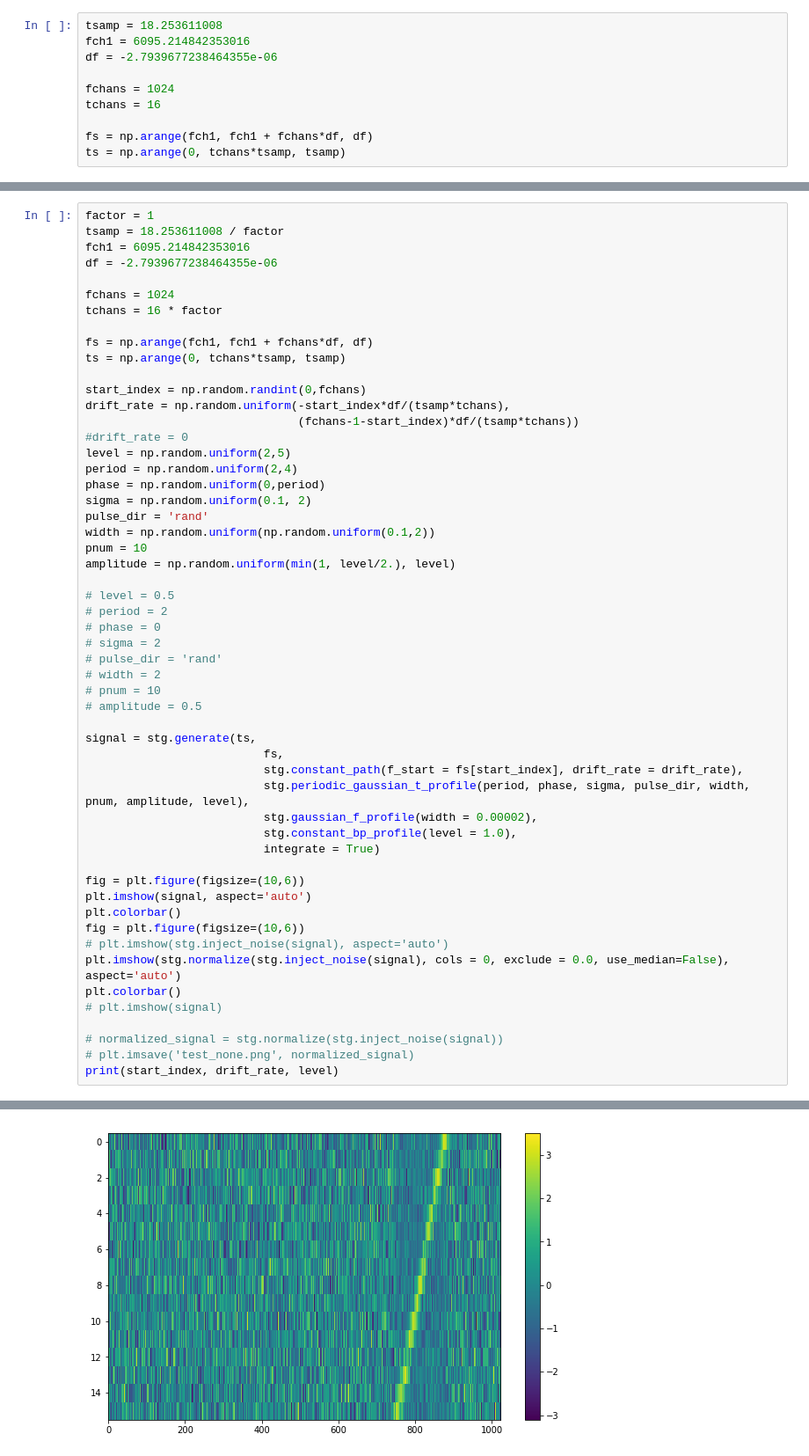
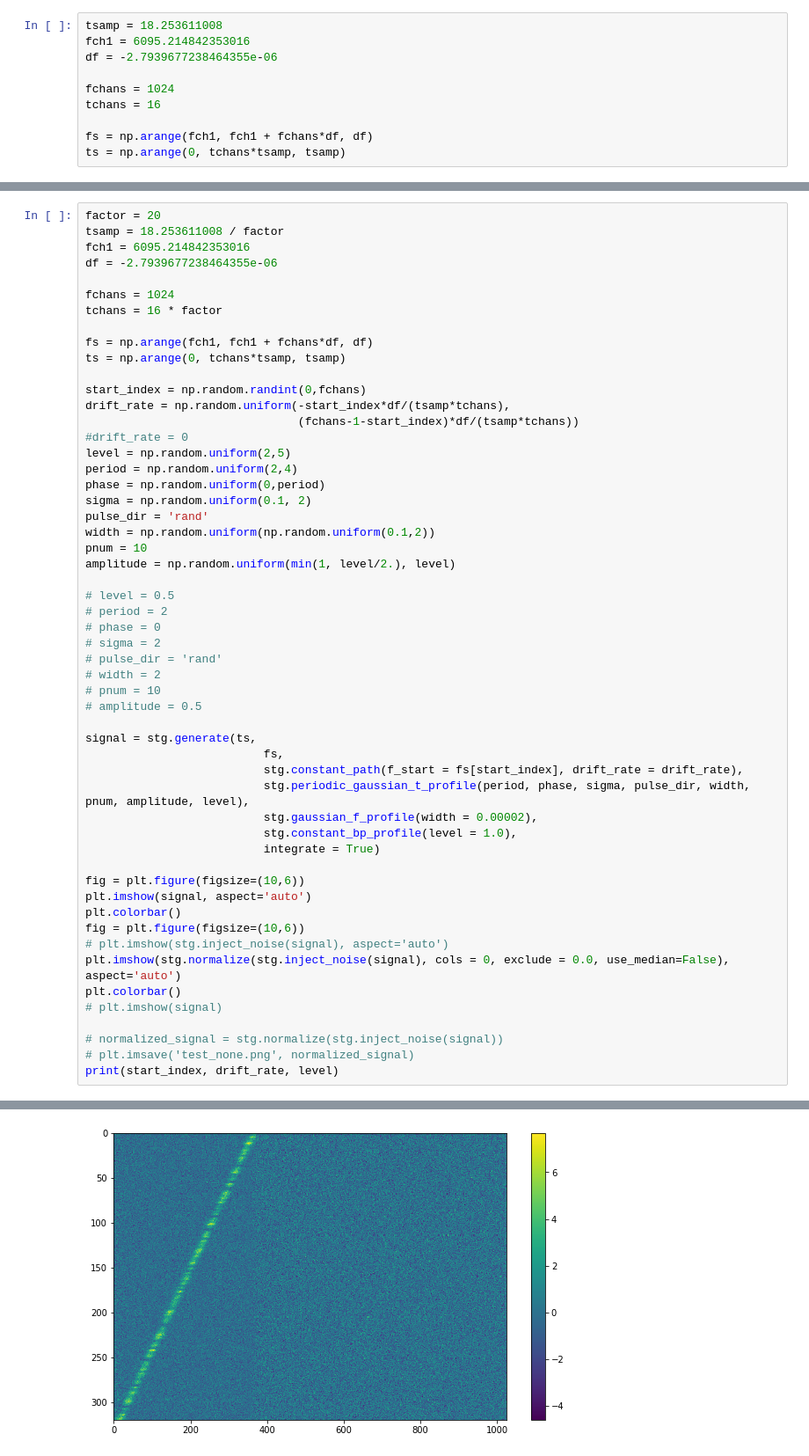
Before and after one commit to bbrzycki/setiml, a Jupyter notebook: jupyter-notebooks/Generate_fake_signals.ipynb, the cells around one changed output, grey strips where cells are left out. Shown at 88% size. Drawn from its saved outputs; the diff is of its cells as text.

```diff
--- a/jupyter-notebooks/Generate_fake_signals.ipynb
+++ b/jupyter-notebooks/Generate_fake_signals.ipynb
@@ -65,5 +82,5 @@ print(start_index, drift_rate, level)
 # %%
-factor = 1
+factor = 20
 tsamp = 18.253611008 / factor
 fch1 = 6095.214842353016
 df = -2.7939677238464355e-06
@@ -122,3 +139,3 @@ print(start_index, drift_rate, level)
-[figure, old version]
+[figure, new version]
 # %%
 import errno
```
Also changed, not shown: parts of 5 cells of this notebook, 14 other files.
